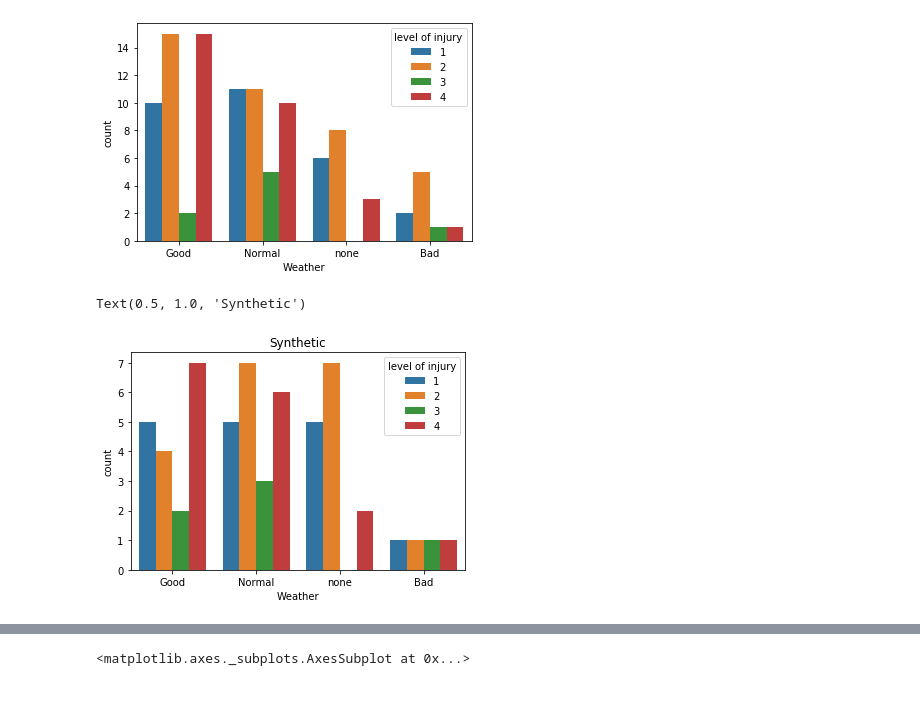
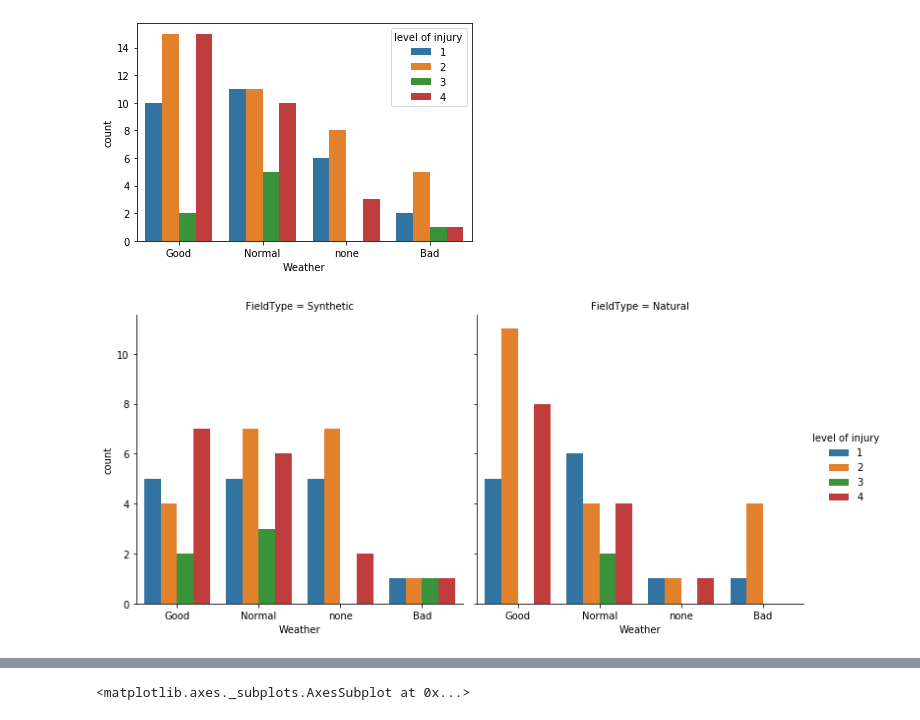
Before and after one commit to cwingho/NFL_Analytics, a Jupyter notebook: Barry/injury-play.ipynb, the cells around one changed output, grey strips where cells are left out. Cells and saved outputs as stored; diff of their text form; code cells hidden in the pictures.

```diff
--- a/Barry/injury-play.ipynb
+++ b/Barry/injury-play.ipynb
@@ -306,9 +315,13 @@ sns.countplot(x="Weather", data=play_injury_panda, hue='level of injury')
 # %% [output]
 <matplotlib.axes._subplots.AxesSubplot at 0x...>
 [figure]
+# %%
+sns.catplot(x="Weather", hue="level of injury", col="FieldType", data=play_injury_panda, kind="count",);
+# %% [output]
+[figure, added]
 # %%
-Synthetic_type_panda = play_injury.filter(play_injury.FieldType=='Synthetic').toPandas()
-sns.countplot(x="Weather", data=Synthetic_type_panda, hue='level of injury').set_title('Synthetic')
+#Synthetic_type_panda = play_injury.filter(play_injury.FieldType=='Synthetic').toPandas()
+#sns.countplot(x="Weather", data=Synthetic_type_panda, hue='level of injury').set_title('Synthetic')
+
+#Natural_type_panda = play_injury.filter(play_injury.FieldType=='Natural').toPandas()
+#sns.countplot(x="Weather", data=Natural_type_panda, hue='level of injury').set_title('Natural')
-# %% [output]
-Text(0.5, 1.0, 'Synthetic')
-[figure, removed]
```
Also changed, not shown: parts of 8 cells of this notebook.
